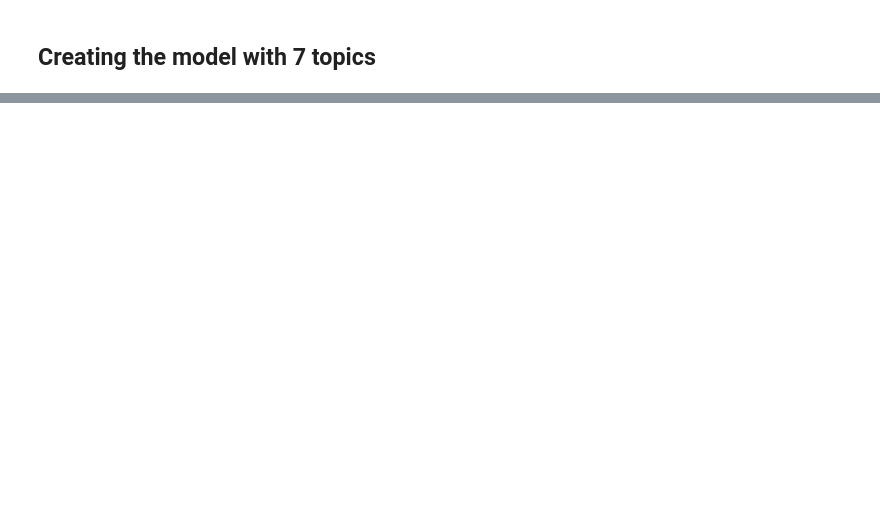
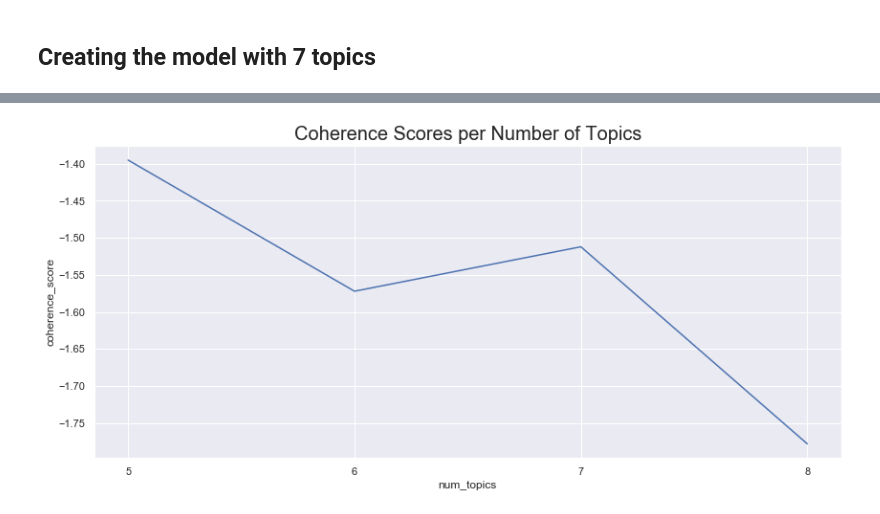
Before and after one commit to halpert3/complaint-content-classification-nlp, a Jupyter notebook: notebooks/9-5-LDA.ipynb, the cells around one changed output, grey strips where cells are left out. Drawn from its saved outputs; the diff is of its cells as text; code cells hidden in the pictures; blank space fills up the shorter version.

```diff
--- a/notebooks/9-5-LDA.ipynb
+++ b/notebooks/9-5-LDA.ipynb
@@ -252,0 +312,10 @@ scoring_df
+# %%
+sns.set(rc={'figure.figsize':(14, 6)})
+sns.set_theme(style="darkgrid")
+ax = sns.lineplot(x=scoring_df.num_topics, y=scoring_df.coherence_score).set_title(
+    'Coherence Scores per Number of Topics', fontsize=20)
+ax.figure.savefig('exported_images/coherence_scores.jpg')
+
+# plt.rcParams['figure.figsize']=(5,10)
+# %% [output]
+[figure, added]
```
Also changed, not shown: parts of 24 cells of this notebook, 5 other files.
